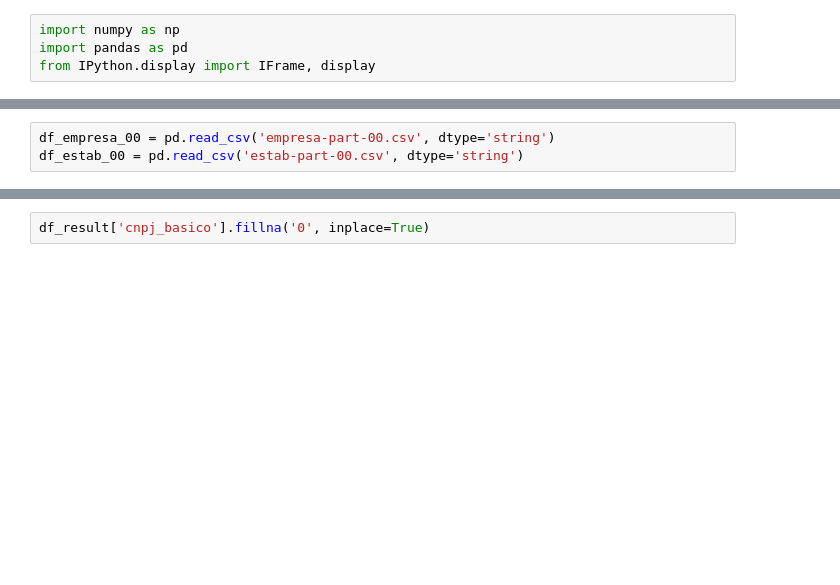
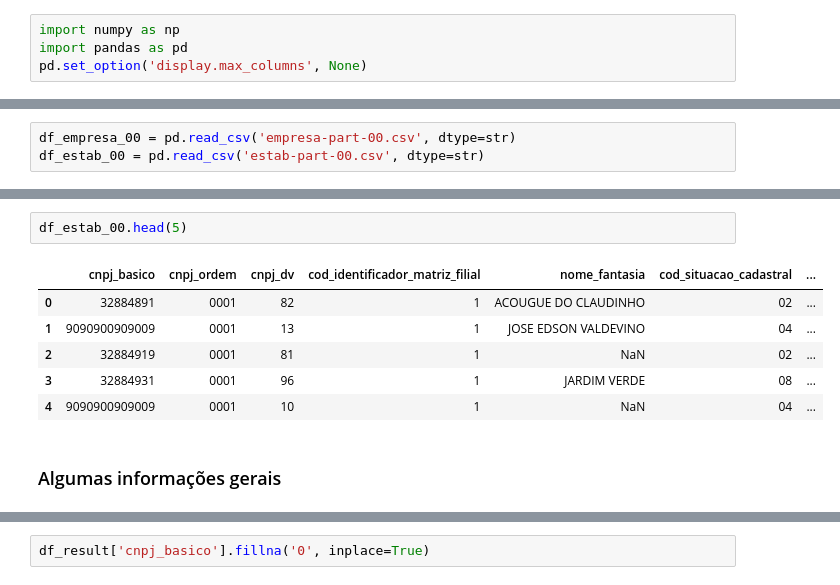
Before and after one commit to matheusbaars/teste-dados, a Jupyter notebook: Teste IA-DADOS.ipynb, the cells around one changed output, grey strips where cells are left out. Saved outputs shown, nothing was run; the diff lists cells and outputs as text; blank space fills up the shorter version.

```diff
--- a/Teste IA-DADOS.ipynb
+++ b/Teste IA-DADOS.ipynb
@@ -1,4 +20,4 @@
 # %%
 import numpy as np
 import pandas as pd
-from IPython.display import IFrame, display
+pd.set_option('display.max_columns', None)
@@ -5,3 +26,3 @@ from IPython.display import IFrame, display
 # %%
-df_empresa_00 = pd.read_csv('empresa-part-00.csv', dtype='string')
-df_estab_00 = pd.read_csv('estab-part-00.csv', dtype='string')
+df_empresa_00 = pd.read_csv('empresa-part-00.csv', dtype=str)
+df_estab_00 = pd.read_csv('estab-part-00.csv', dtype=str)
@@ -7,0 +40,11 @@ df_estab_00 = pd.read_csv('estab-part-00.csv', dtype='string')
+# %%
+df_estab_00.head(5)
+# %% [output]
+|  | cnpj_basico | cnpj_ordem | cnpj_dv | cod_identificador_matriz_filial | nome_fantasia | cod_situacao_cadastral | ... |
+| 0 | 32884891 | 0001 | 82 | 1 | ACOUGUE DO CLAUDINHO | 02 | ... |
+| 1 | 9090900909009 | 0001 | 13 | 1 | JOSE EDSON VALDEVINO | 04 | ... |
+| 2 | 32884919 | 0001 | 81 | 1 | NaN | 02 | ... |
+| 3 | 32884931 | 0001 | 96 | 1 | JARDIM VERDE | 08 | ... |
+| 4 | 9090900909009 | 0001 | 10 | 1 | NaN | 04 | ... |
+# %% [markdown]
+### Algumas informações gerais
```
Also changed, not shown: parts of 38 cells of this notebook, 1 other file.
